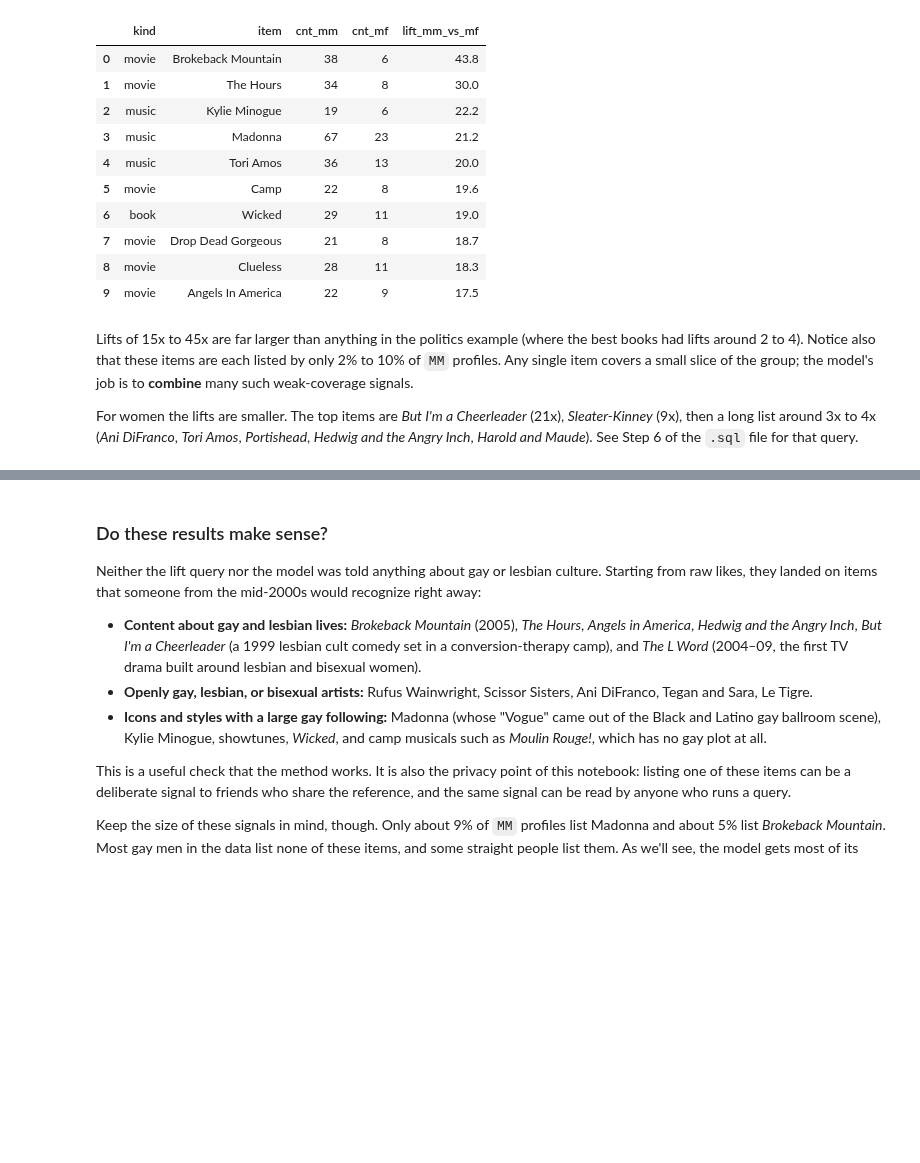
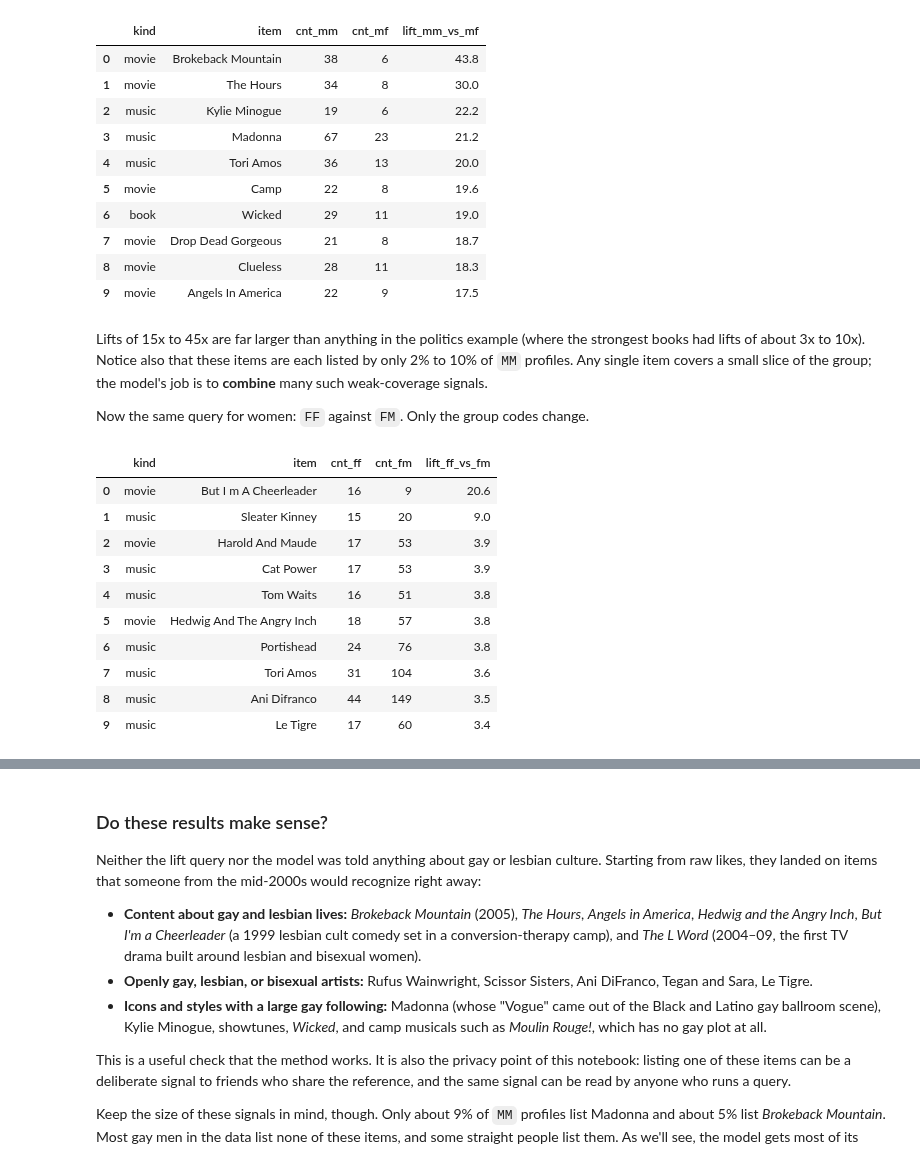
Before and after one commit to ipeirotis/introduction-to-databases, a Jupyter notebook: module5/orientation_model_shap.ipynb, the cells around one changed output, grey strips where cells are left out. Drawn from its saved outputs; the diff is of its cells as text; code cells hidden in the pictures; blank space fills up the shorter version.

```diff
--- a/module5/orientation_model_shap.ipynb
+++ b/module5/orientation_model_shap.ipynb
@@ -149,6 +149,56 @@ run_query(LIFT_SQL)
 | 8 | movie | Clueless | 28 | 11 | 18.3 |
 | 9 | movie | Angels In America | 22 | 9 | 17.5 |
 # %% [markdown]
-Lifts of 15x to 45x are far larger than anything in the politics example (where the best books had lifts around 2 to 4). Notice also that these items are each listed by only 2% to 10% of `MM` profiles. Any single item covers a small slice of the group; the model's job is to **combine** many such weak-coverage signals.
+Lifts of 15x to 45x are far larger than anything in the politics example (where the strongest books had lifts of about 3x to 10x). Notice also that these items are each listed by only 2% to 10% of `MM` profiles. Any single item covers a small slice of the group; the model's job is to **combine** many such weak-coverage signals.
 
-For women the lifts are smaller. The top items are *But I'm a Cheerleader* (21x), *Sleater-Kinney* (9x), then a long list around 3x to 4x (*Ani DiFranco*, *Tori Amos*, *Portishead*, *Hedwig and the Angry Inch*, *Harold and Maude*). See Step 6 of the `.sql` file for that query.
+Now the same query for women: `FF` against `FM`. Only the group codes change.
+# %%
+LIFT_FF_SQL = """
+WITH profile_groups AS (
+  {groups}
+),
+favorites AS (
+  SELECT ProfileID, 'book' AS kind, Book AS item FROM `nyu-datasets.facebook.FavoriteBooks`
+  UNION ALL
+  SELECT ProfileID, 'music', Music FROM `nyu-datasets.facebook.FavoriteMusic`
+  UNION ALL
+  SELECT ProfileID, 'movie', Movie FROM `nyu-datasets.facebook.FavoriteMovies`
+  UNION ALL
+  SELECT ProfileID, 'tv', TVShow FROM `nyu-datasets.facebook.FavoriteTVShows`
+  UNION ALL
+  SELECT ProfileID, 'hobby', Hobby FROM `nyu-datasets.facebook.Hobbies`
+),
+sizes AS (
+  SELECT
+    COUNTIF(grp = 'FF') AS n_ff,
+    COUNTIF(grp = 'FM') AS n_fm
+  FROM profile_groups
+)
+SELECT
+  F.kind,
+  F.item,
+  COUNTIF(G.grp = 'FF') AS cnt_ff,
+  COUNTIF(G.grp = 'FM') AS cnt_fm,
+  ROUND(((COUNTIF(G.grp = 'FF') + 0.5) / (ANY_VALUE(S.n_ff) + 1))
+      / ((COUNTIF(G.grp = 'FM') + 0.5) / (ANY_VALUE(S.n_fm) + 1)), 1) AS lift_ff_vs_fm
+FROM favorites F
+  JOIN profile_groups G ON G.ProfileID = F.ProfileID
+  CROSS JOIN sizes S
+GROUP BY F.kind, F.item
+HAVING cnt_ff >= 15
+ORDER BY lift_ff_vs_fm DESC
+LIMIT 10
+""".format(groups=GROUPS_SQL)
+run_query(LIFT_FF_SQL)
+# %% [output]
+|  | kind | item | cnt_ff | cnt_fm | lift_ff_vs_fm |
+| 0 | movie | But I m A Cheerleader | 16 | 9 | 20.6 |
+| 1 | music | Sleater Kinney | 15 | 20 | 9.0 |
+| 2 | movie | Harold And Maude | 17 | 53 | 3.9 |
+| 3 | music | Cat Power | 17 | 53 | 3.9 |
+| 4 | music | Tom Waits | 16 | 51 | 3.8 |
+| 5 | movie | Hedwig And The Angry Inch | 18 | 57 | 3.8 |
+| 6 | music | Portishead | 24 | 76 | 3.8 |
+| 7 | music | Tori Amos | 31 | 104 | 3.6 |
+| 8 | music | Ani Difranco | 44 | 149 | 3.5 |
+| 9 | music | Le Tigre | 17 | 60 | 3.4 |
```
Also changed, not shown: parts of 1 cell of this notebook, 1 other file.
